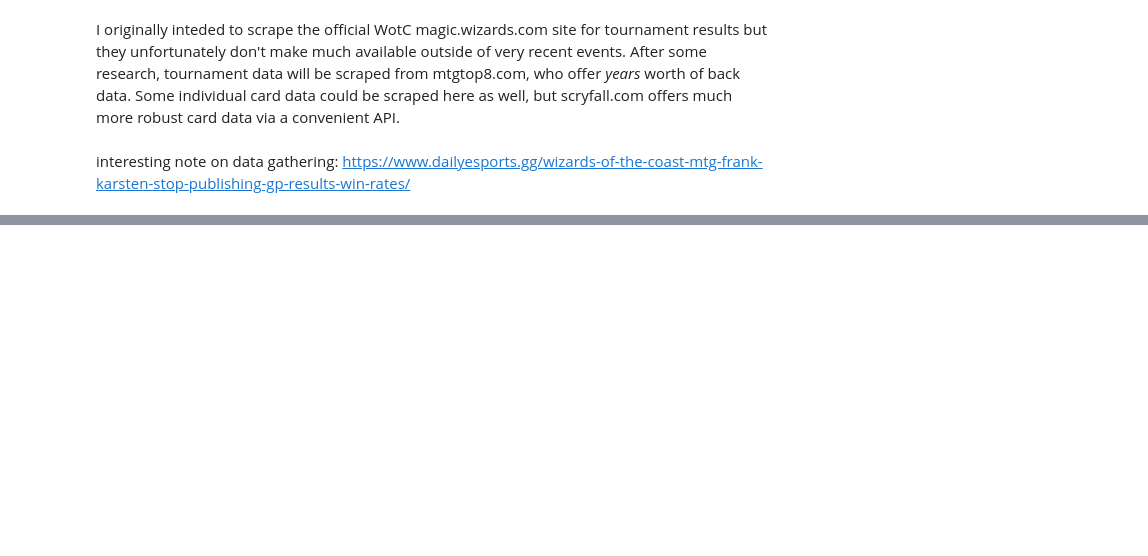
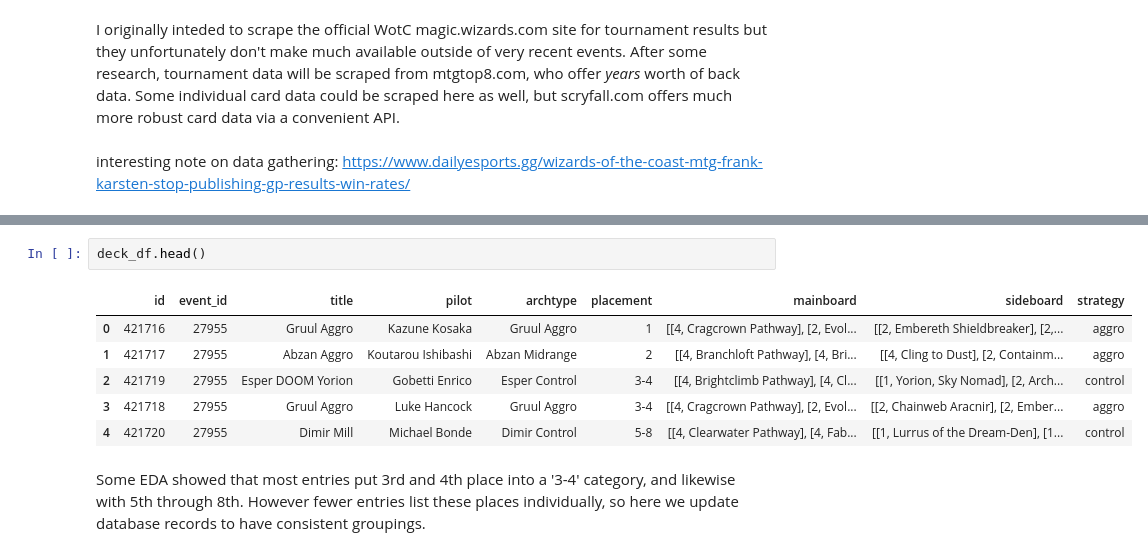
Before and after one commit to n-sweep/galvanize_capstone_1, a Jupyter notebook: exploration.ipynb, the cells around one changed output, grey strips where cells are left out. Drawn from its saved outputs; the diff is of its cells as text; blank space fills up the shorter version.

```diff
--- a/exploration.ipynb
+++ b/exploration.ipynb
@@ -215,0 +251,12 @@ def main():
+# %%
+deck_df.head()
+# %% [output]
+|  | id | event_id | title | pilot | archtype | placement | mainboard | sideboard | strategy |
+| 0 | 421716 | 27955 | Gruul Aggro | Kazune Kosaka | Gruul Aggro | 1 | [[4, Cragcrown Pathway], [2, Evol... | [[2, Embereth Shieldbreaker], [2,... | aggro |
+| 1 | 421717 | 27955 | Abzan Aggro | Koutarou Ishibashi | Abzan Midrange | 2 | [[4, Branchloft Pathway], [4, Bri... | [[4, Cling to Dust], [2, Containm... | aggro |
+| 2 | 421719 | 27955 | Esper DOOM Yorion | Gobetti Enrico | Esper Control | 3-4 | [[4, Brightclimb Pathway], [4, Cl... | [[1, Yorion, Sky Nomad], [2, Arch... | control |
+| 3 | 421718 | 27955 | Gruul Aggro | Luke Hancock | Gruul Aggro | 3-4 | [[4, Cragcrown Pathway], [2, Evol... | [[2, Chainweb Aracnir], [2, Ember... | aggro |
+| 4 | 421720 | 27955 | Dimir Mill | Michael Bonde | Dimir Control | 5-8 | [[4, Clearwater Pathway], [4, Fab... | [[1, Lurrus of the Dream-Den], [1... | control |
+# %% [markdown]
+Some EDA showed that most entries put 3rd and 4th place into a '3-4' category, and likewise with 5th through 8th.</br>
+However fewer entries list these places individually, so here we update database records to have consistent groupings.
```
Also changed, not shown: parts of 16 cells of this notebook.
